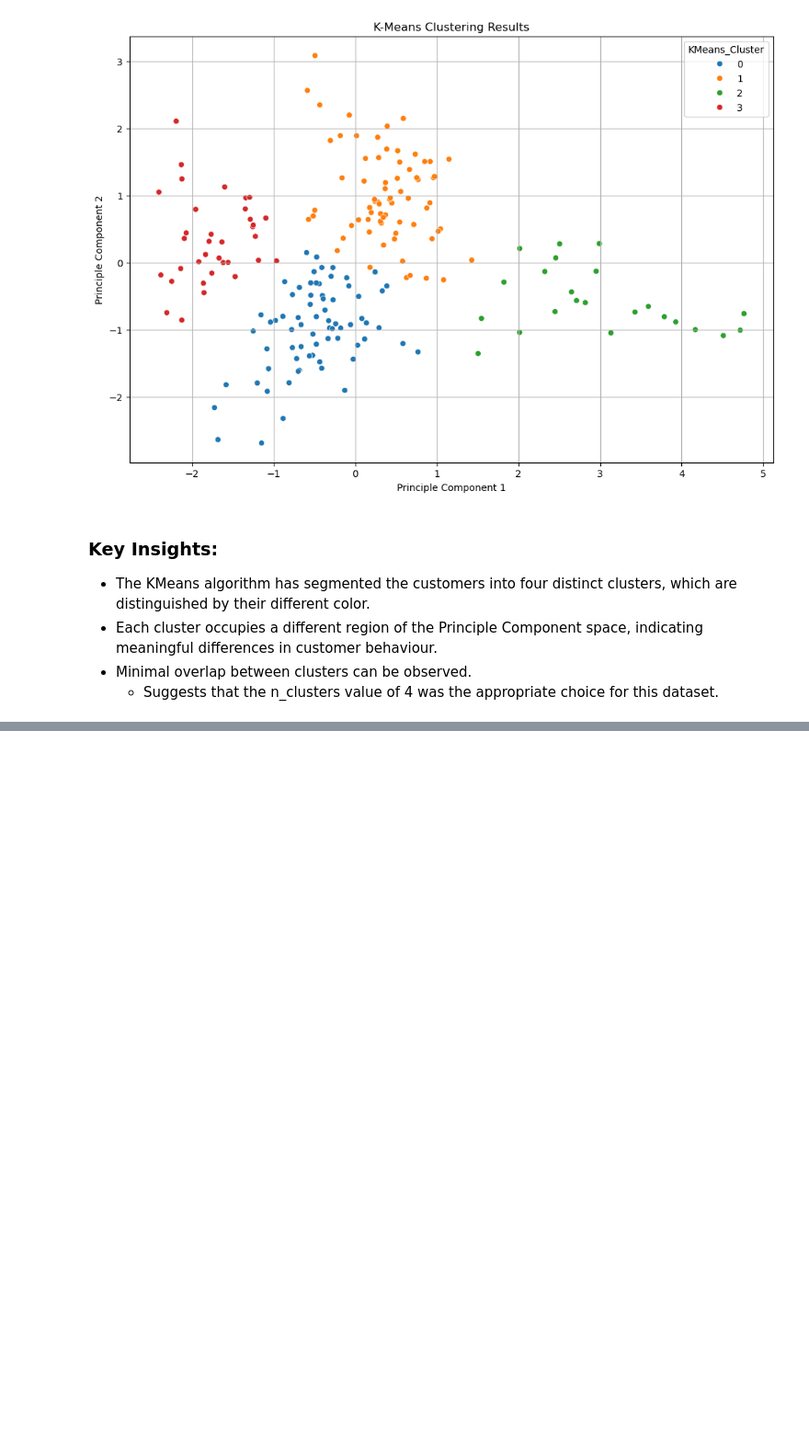
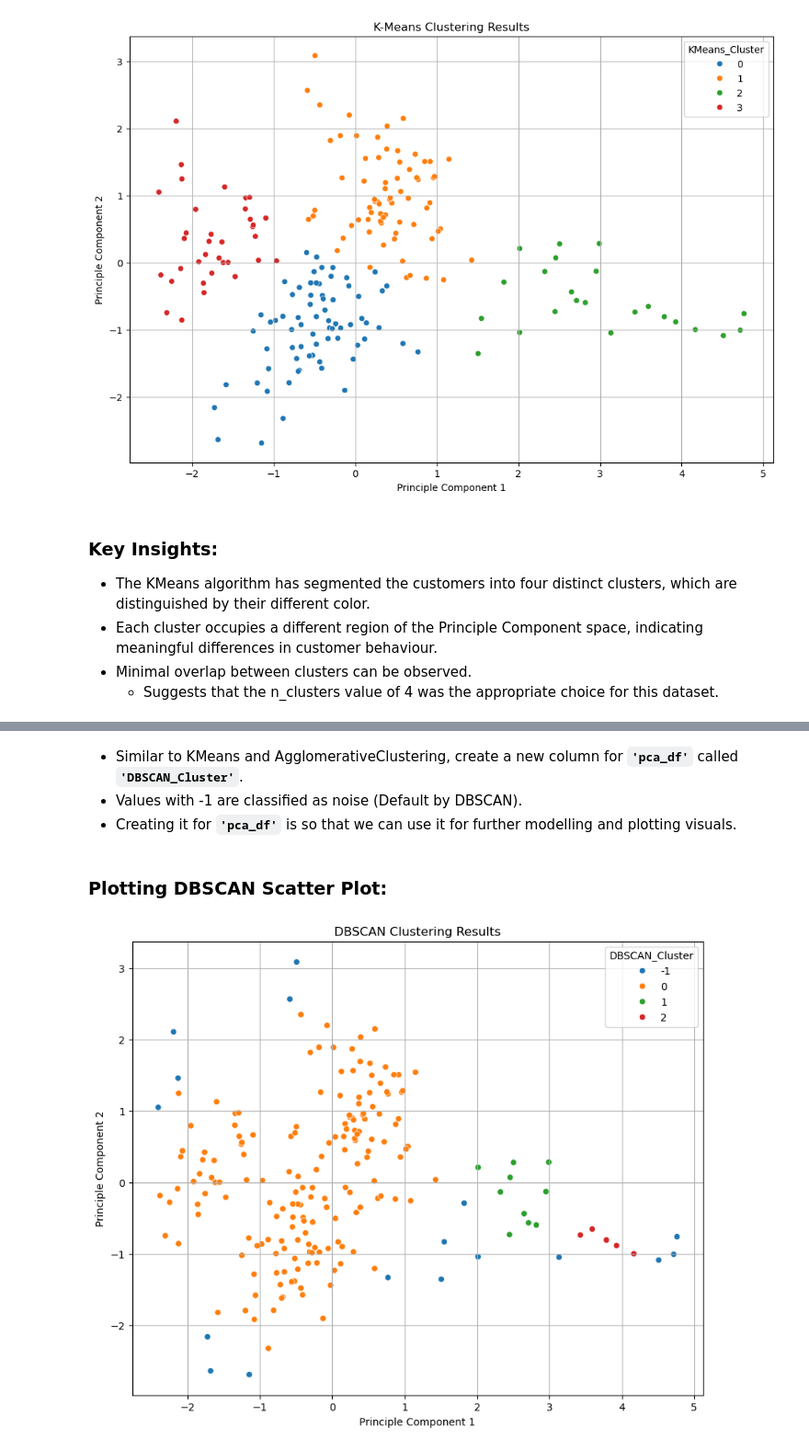
Before and after one commit to Cayden08/AIML, a Jupyter notebook: CA2/p2510893_CA2_PartA_Cayden.ipynb, the cells around one changed output, grey strips where cells are left out. Shown at 92% size. Drawn from its saved outputs; the diff is of its cells as text; code cells hidden in the pictures; blank space fills up the shorter version.

```diff
--- a/CA2/p2510893_CA2_PartA_Cayden.ipynb
+++ b/CA2/p2510893_CA2_PartA_Cayden.ipynb
@@ -780,0 +854,3 @@ plt.show()
+# %%
+dbscan = DBSCAN(eps=0.5, min_samples=5)
+dbscan_labels = dbscan.fit_predict(pca_df[['PC1', 'PC2']])
@@ -780,0 +863,3 @@ plt.show()
+# %%
+pca_df['DBSCAN_Cluster'] = dbscan_labels
+pca_df
@@ -780,0 +880,23 @@ plt.show()
+# %% [markdown]
+- Similar to KMeans and AgglomerativeClustering, create a new column for **`'pca_df'`** called **`'DBSCAN_Cluster'`**.
+- Values with -1 are classified as noise (Default by DBSCAN).
+- Creating it for **`'pca_df'`** is so that we can use it for further modelling and plotting visuals.
+# %% [markdown]
+### **Plotting DBSCAN Scatter Plot:**
+# %%
+plt.figure(figsize=(10, 8))
+sns.scatterplot(
+    data=pca_df,
+    x='PC1',
+    y='PC2',
+    hue='DBSCAN_Cluster',
+    palette='tab10'
+)
+
+plt.title('DBSCAN Clustering Results')
+plt.xlabel('Principle Component 1')
+plt.ylabel('Principle Component 2')
+plt.grid(True)
+plt.show()
+# %% [output]
+[figure, added]
```
Also changed, not shown: parts of 23 cells of this notebook.
